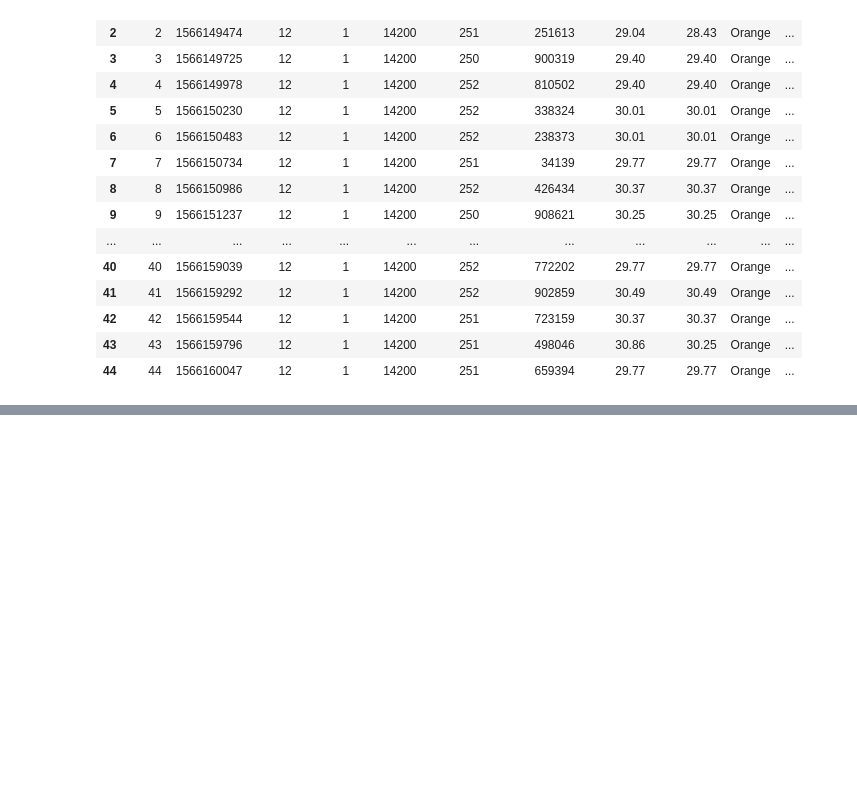
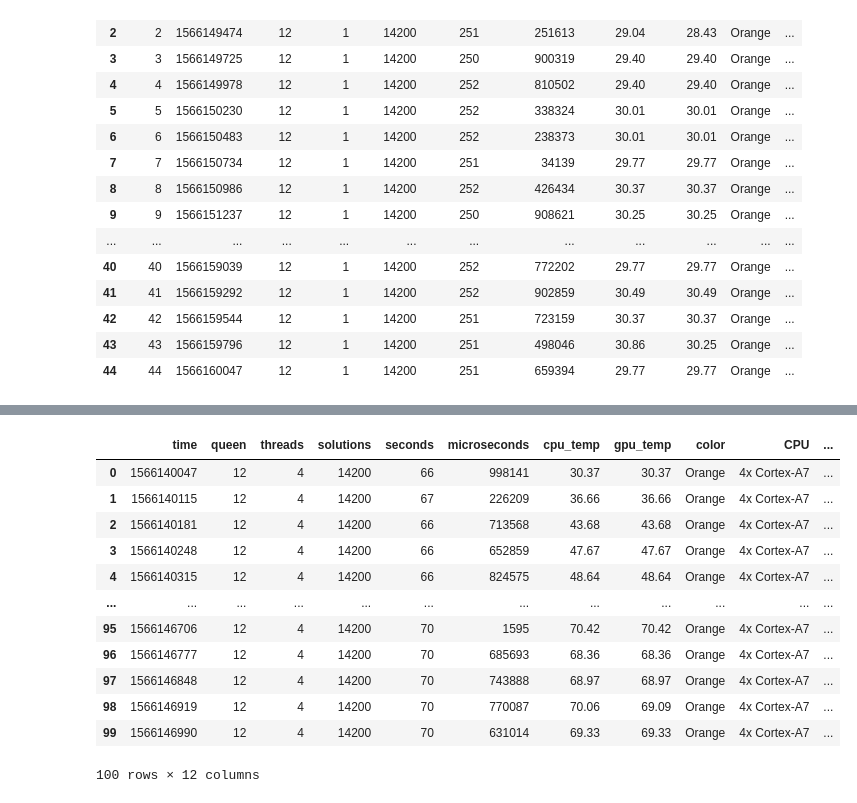
Before and after one commit to TheIvanP/visualization_samples, a Jupyter notebook: sbc_data_exploration.ipynb, the cells around one changed output, grey strips where cells are left out. Saved outputs shown, nothing was run; the diff lists cells and outputs as text; code cells hidden in the pictures; blank space fills up the shorter version.

Commit message:
multithreading scatterplot

```diff
--- a/sbc_data_exploration.ipynb
+++ b/sbc_data_exploration.ipynb
@@ -11,15 +11,8 @@ data_rockpi_st = pandas.read_csv("sbc_performance_data/rockpi_s/stretch_4.4.143/
 
 device_dfs = [data_orange_pi_st,data_raspberry_pi_st,data_rockpi_st]
 
-data_orange_pi_st.name = 'orange'
-data_raspberry_pi_st.name = 'raspberry'
-data_rockpi_st.name = 'rockpi'
+[dfs.reset_index(inplace=True) for dfs in device_dfs]
 
-combined_device_data = data_orange_pi_st.append(data_raspberry_pi_st).append(data_rockpi_st)
-
-colors = {"orange":"Orange","raspberry":"Crimson","rockpi":"Grey"}
-
-[dfs.reset_index(inplace=True) for dfs in device_dfs]
 data_orange_pi_st['color'] = 'Orange'
 data_raspberry_pi_st['color'] = 'Crimson'
 data_rockpi_st['color'] = 'Grey'
@@ -118,3 +111,49 @@ show(f)
 # %% [output]
 [interactive output not drawn]
 [interactive output not drawn]
+# %%
+data_orange_pi_mt = pandas.read_csv("sbc_performance_data/orange_pi/zero_lts/buster/multithread_output.csv")
+data_raspberry_pi_mt = pandas.read_csv("sbc_performance_data/raspberry_pi/buster/4B/std_kernel_4B_multithread_output.csv")
+data_rockpi_mt = pandas.read_csv("sbc_performance_data/rockpi_s/stretch_4.4.143/multithread_output.csv")
+
+device_dfs_mt = [data_orange_pi_mt,data_raspberry_pi_mt,data_rockpi_mt]
+
+[dfs.reset_index(inplace=True) for dfs in device_dfs]
+
+data_orange_pi_mt['color'] = 'Orange'
+data_raspberry_pi_mt['color'] = 'Crimson'
+data_rockpi_mt['color'] = 'Grey'
+
+data_orange_pi_mt['CPU'] = '4x Cortex-A7'
+data_raspberry_pi_mt['CPU'] = '4x Cortex-A72'
+data_rockpi_mt['CPU'] = '2x Cortex-A72 + 4x Cortex-A53'
+
+data_orange_pi_mt['device'] = 'orange_pi'
+data_raspberry_pi_mt['device'] = 'raspberry_pi'
+data_rockpi_mt['device'] = 'rockpi'
+
+
+temp_visualization_scale = 0.5
+data_orange_pi_mt['cpu_temp_viz'] = data_orange_pi_mt['cpu_temp'].apply(lambda x: x * temp_visualization_scale)
+data_raspberry_pi_mt['cpu_temp_viz'] = data_raspberry_pi_mt['cpu_temp'].apply(lambda x: x * temp_visualization_scale)
+data_rockpi_mt['cpu_temp_viz'] = data_rockpi_mt['cpu_temp'].apply(lambda x: x * temp_visualization_scale)
+
+#Bokeh specific data sources
+orange_mt_ds = ColumnDataSource(data_orange_pi_mt)
+raspberry_pi_mt_ds = ColumnDataSource(data_raspberry_pi_mt)
+rockpi_mt_ds = ColumnDataSource(data_rockpi_mt)
+data_orange_pi_mt
+# %% [output]
+|  | time | queen | threads | solutions | seconds | microseconds | cpu_temp | gpu_temp | color | CPU | ... |
+| 0 | 1566140047 | 12 | 4 | 14200 | 66 | 998141 | 30.37 | 30.37 | Orange | 4x Cortex-A7 | ... |
+| 1 | 1566140115 | 12 | 4 | 14200 | 67 | 226209 | 36.66 | 36.66 | Orange | 4x Cortex-A7 | ... |
+| 2 | 1566140181 | 12 | 4 | 14200 | 66 | 713568 | 43.68 | 43.68 | Orange | 4x Cortex-A7 | ... |
+| 3 | 1566140248 | 12 | 4 | 14200 | 66 | 652859 | 47.67 | 47.67 | Orange | 4x Cortex-A7 | ... |
+| 4 | 1566140315 | 12 | 4 | 14200 | 66 | 824575 | 48.64 | 48.64 | Orange | 4x Cortex-A7 | ... |
+| ... | ... | ... | ... | ... | ... | ... | ... | ... | ... | ... | ... |
+| 95 | 1566146706 | 12 | 4 | 14200 | 70 | 1595 | 70.42 | 70.42 | Orange | 4x Cortex-A7 | ... |
+| 96 | 1566146777 | 12 | 4 | 14200 | 70 | 685693 | 68.36 | 68.36 | Orange | 4x Cortex-A7 | ... |
+| 97 | 1566146848 | 12 | 4 | 14200 | 70 | 743888 | 68.97 | 68.97 | Orange | 4x Cortex-A7 | ... |
+| 98 | 1566146919 | 12 | 4 | 14200 | 70 | 770087 | 70.06 | 69.09 | Orange | 4x Cortex-A7 | ... |
+| 99 | 1566146990 | 12 | 4 | 14200 | 70 | 631014 | 69.33 | 69.33 | Orange | 4x Cortex-A7 | ... |
+100 rows × 12 columns
```
Also changed, not shown: parts of 1 cell of this notebook.
